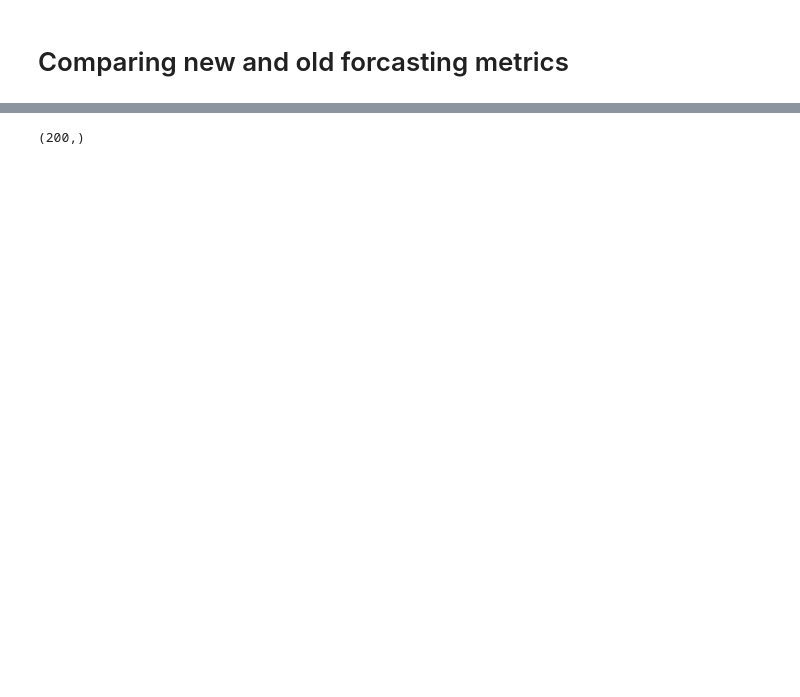
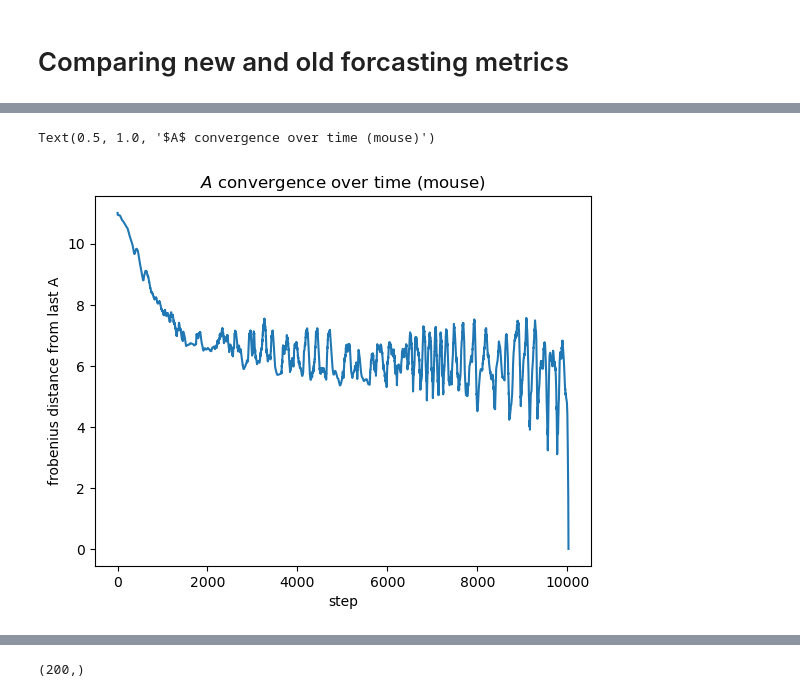
Before and after one commit to draeloslab/Bubblewrap, a Jupyter notebook: generated/bubblewrap_runs/Run Inspector.ipynb, the cells around one changed output, grey strips where cells are left out. Cells and saved outputs as stored; diff of their text form; code cells hidden in the pictures; blank space fills up the shorter version.

```diff
--- a/generated/bubblewrap_runs/Run Inspector.ipynb
+++ b/generated/bubblewrap_runs/Run Inspector.ipynb
@@ -23,4 +23,4 @@ files[-2:]
 # %%
-file = 'bubblewrap_run_2023-04-26-11-22-38.pickle'
+file = 'bubblewrap_run_2023-04-27-10-34-20.pickle'
 file
 # %% [output]
@@ -167,0 +125,9 @@ savefile: generated/bubblewrap_runs/bubblewrap_run_2023-04-26-17-45-20.pickle
+# %%
+%matplotlib inline
+plt.plot(np.linalg.norm(new_way_br.A_list - new_way_br.A_list[-1], axis=(1,2)))
+plt.xlabel("step")
+plt.ylabel("frobenius distance from last A")
+plt.title(f"$A$ convergence over time ({dataset})")
+# %% [output]
+Text(0.5, 1.0, '$A$ convergence over time (mouse)')
+[figure, added]
```
Also changed, not shown: parts of 27 cells of this notebook, 4 other files.
